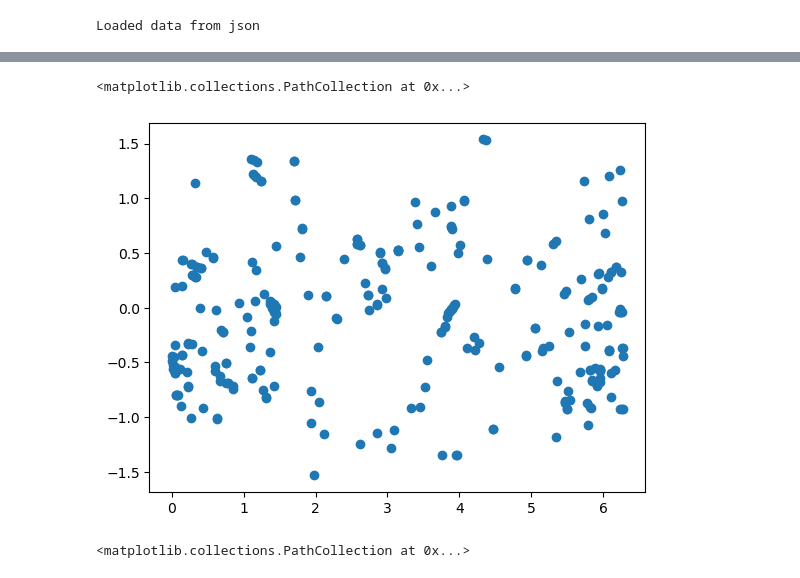
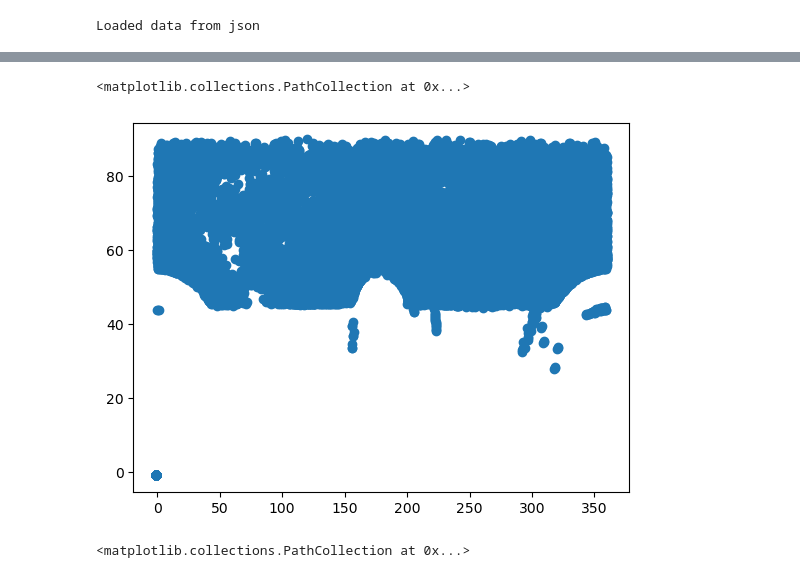
Before and after one commit to rachelhur/survey-ops, a Jupyter notebook: notebooks/v1.ipynb, the cells around one changed output, grey strips where cells are left out. Cells and saved outputs as stored; diff of their text form; code cells hidden in the pictures.

```diff
--- a/notebooks/v1.ipynb
+++ b/notebooks/v1.ipynb
@@ -173,2 +197,3 @@ class OfflineDataset(torch.utils.data.Dataset):
 # %%
-dataset = OfflineDataset(df)
+num_bins_1d = 19
+dataset = OfflineDataset(df, num_bins_1d=num_bins_1d)
@@ -217,8 +217,8 @@ Text(0.5, 1.0, 'number of obs per night')
 # %%
-plt.scatter(az, el)
+plt.scatter(dataset.az, dataset.el)
 # %% [output]
 <matplotlib.collections.PathCollection at 0x...>
-[figure, old version]
+[figure, new version]
 # %%
 plt.scatter(ra, dec)
 # %% [output]
```
Also changed, not shown: parts of 7 cells of this notebook.
